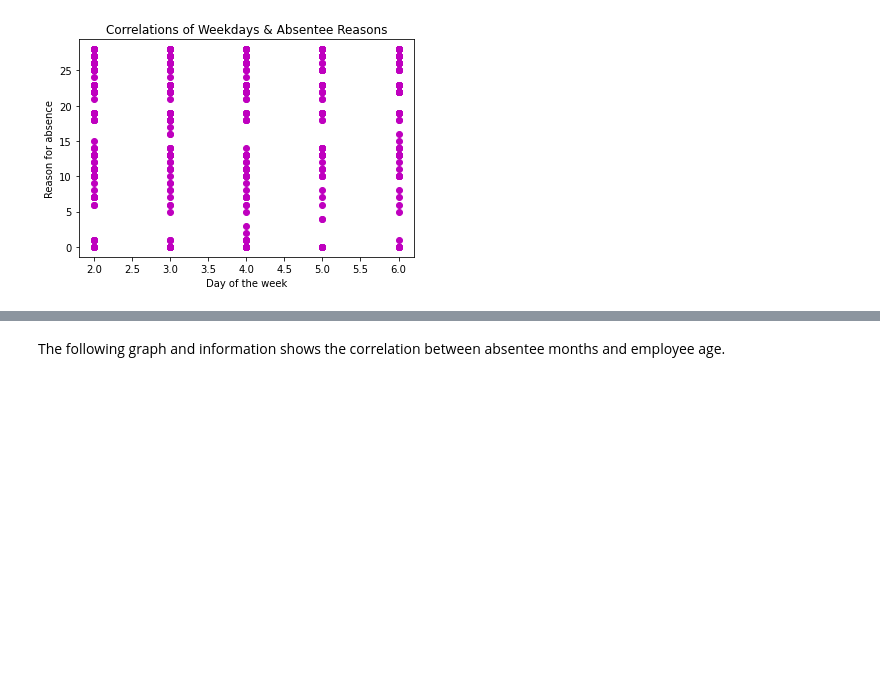
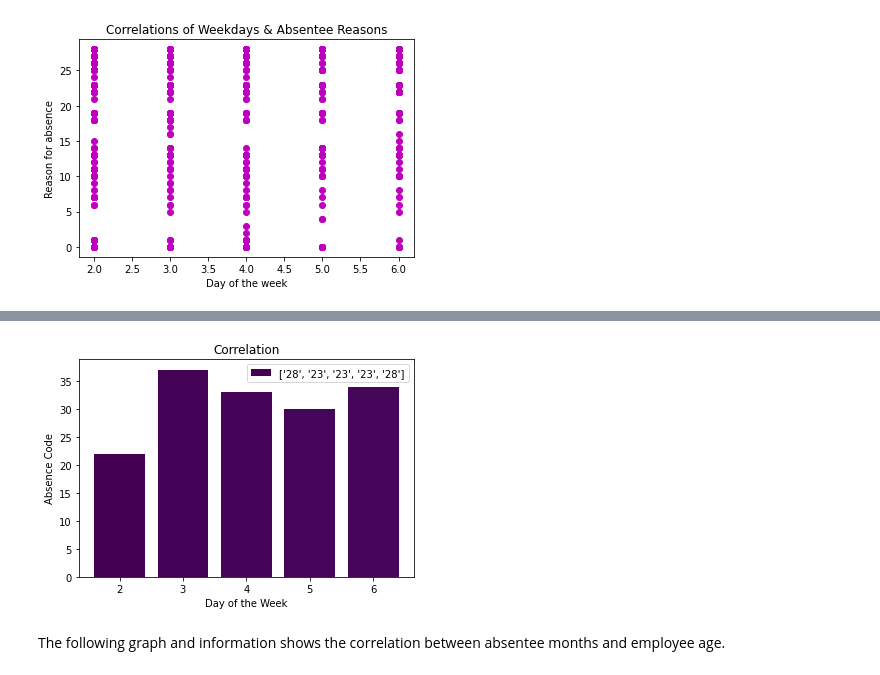
Before and after one commit to ajdattage12/Correlation_trial, a Jupyter notebook: Correlation Trials.ipynb, the cells around one changed output, grey strips where cells are left out. Drawn from its saved outputs; the diff is of its cells as text; code cells hidden in the pictures; blank space fills up the shorter version.

```diff
--- a/Correlation Trials.ipynb
+++ b/Correlation Trials.ipynb
@@ -91,3 +183,17 @@ plt.show()
+# %%
+x_values = [2, 3, 4, 5, 6]
+y_values = [22, 37, 33, 30, 34]
+# %%
+plt.figure
+my_cmap = plt.get_cmap("viridis")
+plt.bar(x_values, y_values, label=['28', '23', '23', '23', '28'], color=my_cmap.colors)
+plt.title('Correlation')
+plt.xlabel('Day of the Week')
+plt.ylabel('Absence Code')
+plt.legend()
+plt.show()
+# %% [output]
+[figure, added]
 # %% [markdown]
 The following graph and information shows the correlation between absentee months and employee age.
 # %%
```
Also changed, not shown: parts of 8 cells of this notebook.
